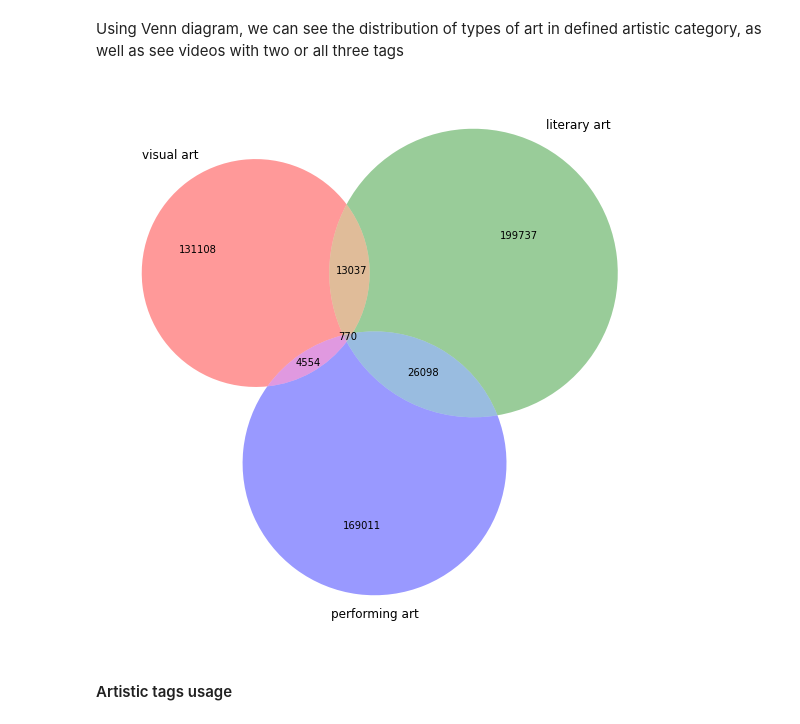
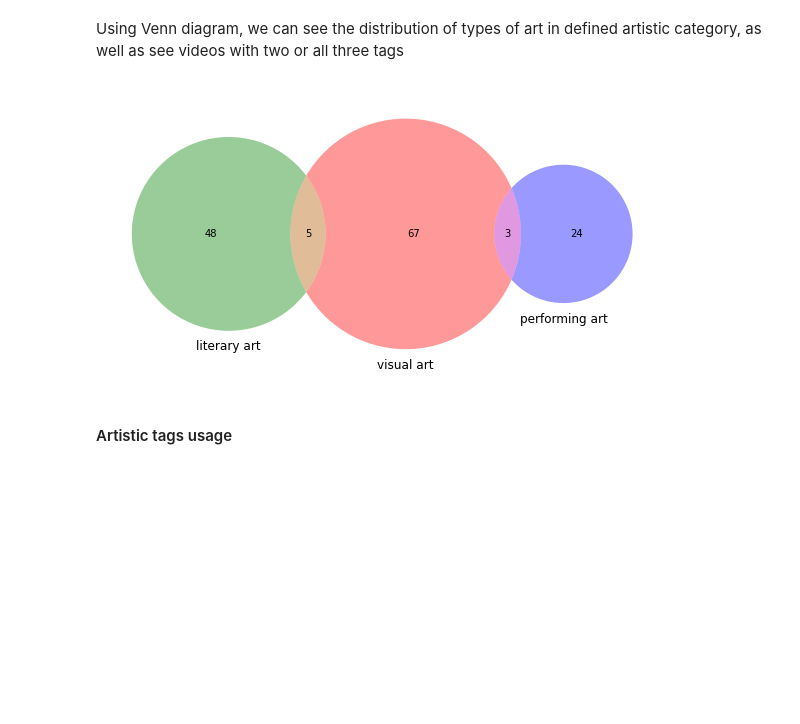
Before and after one commit to epfl-ada/ada-2022-project-geksada, a Jupyter notebook: preliminary_analysis.ipynb, the cells around one changed output. Drawn from its saved outputs; the diff is of its cells as text; code cells hidden in the pictures; blank space fills up the shorter version.

```diff
--- a/preliminary_analysis.ipynb
+++ b/preliminary_analysis.ipynb
@@ -197,0 +234,5 @@ Define dictionaries for theoretical and practical science videos.
+# %%
+df_meta_16['natural_science'] = df_meta_16['tags'].apply(lambda x : check_tags_in_list(x, natural_words))
+df_meta_16['technical_science'] = df_meta_16['tags'].apply(lambda x : check_tags_in_list(x, technical_words))
+df_meta_16["science"] = 0
+df_meta_16["science"].loc[(df_meta_16.natural_science == 1) | (df_meta_16.technical_science == 1)] = 1
@@ -198,5 +244,8 @@ Define dictionaries for theoretical and practical science videos.
+# %%
+df_meta_16['natural_science_word'] = df_meta_16['tags'].apply(lambda x : return_word_in_list(x, natural_words))
+df_meta_16['technical_science_word'] = df_meta_16['tags'].apply(lambda x : return_word_in_list(x, technical_words))
 # %%
-df_science = df_meta_16.loc[df_meta_16.categories == "Science & Technology"]
+df_science = df_meta_16.loc[df_meta_16.science == 1]
 # %% [markdown]
 #### User profiles
 # %% [markdown]
@@ -257,7 +308,7 @@ Check if there is a consistency of uploading artistic videos or if there are som
 # %%
 # Convert upload date to only date format
 df_meta_16['upload_date'] = pd.to_datetime(df_meta_16['upload_date'], format='%Y-%m-%d').dt.date
-df_art['upload_date'] = pd.to_datetime(df_art['upload_date'], format='%Y-%m-%d').dt.date
+df_science['upload_date'] = pd.to_datetime(df_science['upload_date'], format='%Y-%m-%d').dt.date
 # %% [output]
 A value is trying to be set on a copy of a slice from a DataFrame.
 Try using .loc[row_indexer,col_indexer] = value instead
@@ -289,20 +340,20 @@ Using Venn diagram, we can see the distribution of types of art in defined artis
 # %%
 from matplotlib_venn import venn3
 
-vis = df_art[(df_art['visual_art'] == 1)]
-lit = df_art[(df_art['literary_art'] == 1)]
-perf = df_art[(df_art['performing_art'] == 1)]
+vis = df_science[(df_science['visual_art'] == 1)]
+lit = df_science[(df_science['literary_art'] == 1)]
+perf = df_science[(df_science['performing_art'] == 1)]
 
 plt.figure(figsize=(10,10))
 set1 = set(vis['index'])
 set2 = set(lit['index'])
 set3 = set(perf['index'])
 
 venn3([set1, set2, set3], ['visual art', 'literary art', 'performing art'])
 
 plt.show()
 # %% [output]
-[figure, old version]
+[figure, new version]
 # %% [markdown]
 #### Artistic tags usage
 # %% [markdown]
```
Also changed, not shown: parts of 33 cells of this notebook, 2 other files.
